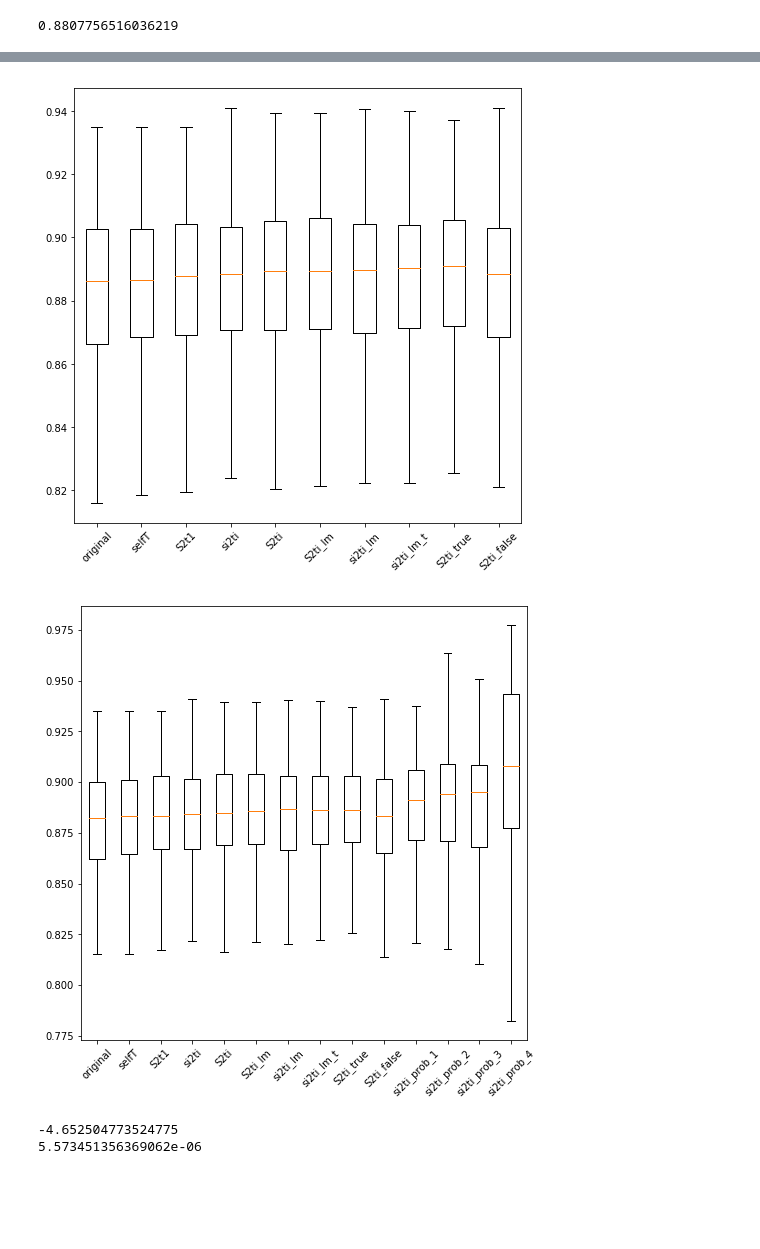
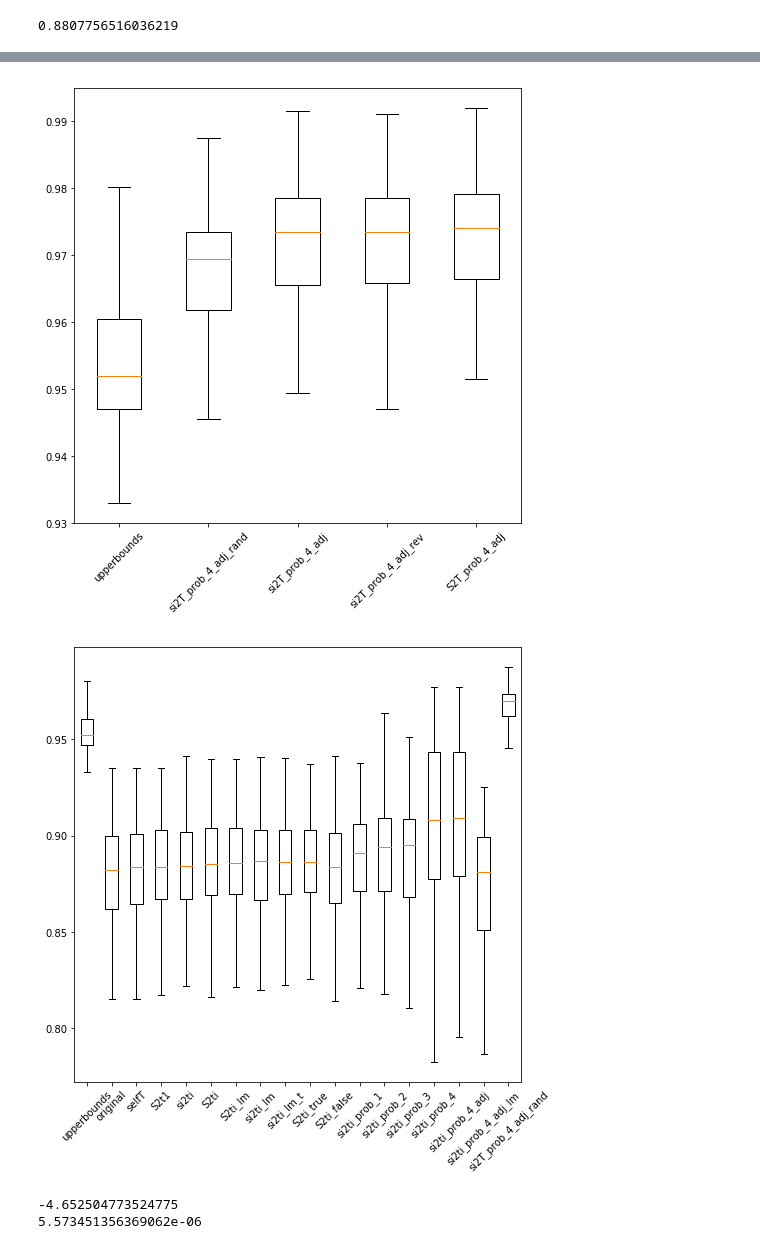
Before and after one commit to zycalice/domain-adaptation-nlp, a Jupyter notebook: notebooks/CIS620_project2_amazon.ipynb, the cells around one changed output, grey strips where cells are left out. Saved outputs shown, nothing was run; the diff lists cells and outputs as text; code cells hidden in the pictures; blank space fills up the shorter version.

Commit message:
fixed sort issues, best model: S2T_prob_4_adj

```diff
--- a/notebooks/CIS620_project2_amazon.ipynb
+++ b/notebooks/CIS620_project2_amazon.ipynb
@@ -1728,3 +2198,6 @@ si2ti_prob_3_5 = all_combination_test(si2ti_prob_3,5, dist_eval = False)
 si2ti_prob_4_5 = all_combination_test(si2ti_prob_4,5, dist_eval = False)
 # %% [output]
 [interactive output not drawn]
+# %%
+%%notify
+upperbounds = all_combination_test(upperbound,5, dist_eval = False)
@@ -1730,0 +2265,3 @@ si2ti_prob_4_5 = all_combination_test(si2ti_prob_4,5, dist_eval = False)
+# %%
+%%notify
+si2T_prob_4_adj_rev_5 = all_combination_test(si2T_prob_4_adj_rev,5, dist_eval = False)
@@ -1733,9 +2310,10 @@ np.mean(si2ti_lastModel_5[2])
 # %% [output]
 0.8807756516036219
 # %%
-si2ti_5_clean = [
-    [si2ti_5[0][i] for i,val in enumerate(all_2000_index) if val],
-    [si2ti_5[1][i] for i,val in enumerate(all_2000_index) if val],
-    [si2ti_5[2][i] for i,val in enumerate(all_2000_index) if val],
-    [si2ti_5[3][i] for i,val in enumerate(all_2000_index) if val],
-]
+def clean_2000(target_data):
+    return [
+        [target_data[0][i] for i,val in enumerate(all_2000_index) if val],
+        [target_data[1][i] for i,val in enumerate(all_2000_index) if val],
+        [target_data[2][i] for i,val in enumerate(all_2000_index) if val],
+#         [target_data[3][i] for i,val in enumerate(all_2000_index) if val],
+    ]
@@ -1743,0 +2324,2 @@ IndexError: list index out of range
+# %%
+si2T_prob_4_adj_rev_5_clean = clean_2000(si2T_prob_4_adj_rev_5)
@@ -1744,35 +2353,53 @@ IndexError: list index out of range
 # %%
 plt.figure(figsize = [8,8])
-plt.boxplot([si2ti_5_clean[1],selfT_clean[2],S2t1_5_clean[2],si2ti_5_clean[2],S2ti_5_clean[2],
-             S2ti_lastModel_5_clean[2],si2ti_lastModel_5_clean[2], si2ti_lastModel_true_5_clean[2],
-             S2ti_true_5_clean[2],S2ti_false_5_clean[2]
+plt.boxplot([upperbounds[2],
+#              selfT_clean[2],S2t1_5_clean[2],si2ti_5_clean[2],S2ti_5_clean[2],
+#              S2ti_lastModel_5_clean[2],si2ti_lastModel_5_clean[2], si2ti_lastModel_true_5_clean[2],
+#              S2ti_true_5_clean[2],S2ti_false_5_clean[2],
+#              si2ti_prob_5_clean[2],si2ti_prob_2_5_clean[2],si2ti_prob_3_5_clean[2],si2ti_prob_4_5_clean[2],
+#              si2ti_prob_4_adj_5_clean[2],si2ti_prob_4_adj_lm_5_clean[2],
+             si2T_prob_4_adj_rand_5_clean[2],si2T_prob_4_adj_5_clean[2],
+             si2T_prob_4_adj_rev_5_clean[2],
+             S2T_prob_4_adj_5_clean[2],
             ],
-            labels = ['original','selfT','S2t1','si2ti','S2ti',
-                      'S2ti_lm','si2ti_lm','si2ti_lm_t',
-                      'S2ti_true','S2ti_false'
+            labels = ['upperbounds',
+#                       'selfT','S2t1','si2ti','S2ti',
+#                       'S2ti_lm','si2ti_lm','si2ti_lm_t',
+#                       'S2ti_true','S2ti_false',
+#                       'si2ti_prob_1','si2ti_prob_2','si2ti_prob_3','si2ti_prob_4',
+#                       'si2ti_prob_4_adj','si2ti_prob_4_adj_lm',
+                      'si2T_prob_4_adj_rand','si2T_prob_4_adj',
+                      'si2T_prob_4_adj_rev',
+                      'S2T_prob_4_adj',
                      ],
             showfliers=False)
 plt.xticks(rotation=45)
 plt.show()
 # %% [output]
-[figure, old version]
+[figure, new version]
 # %%
 plt.figure(figsize = [8,8])
-plt.boxplot([si2ti_5[1],selfT[2],S2t1_5[2],si2ti_5[2],S2ti_5[2],
+plt.boxplot([upperbounds[2],
+             si2ti_5[1],selfT[2],S2t1_5[2],si2ti_5[2],S2ti_5[2],
              S2ti_lastModel_5[2],si2ti_lastModel_5[2], si2ti_lastModel_true_5[2],
              S2ti_true_5[2],S2ti_false_5[2],
-             si2ti_prob_5[2],si2ti_prob_2_5[2],si2ti_prob_3_5[2],si2ti_prob_4_5[2]
+             si2ti_prob_5[2],si2ti_prob_2_5[2],si2ti_prob_3_5[2],si2ti_prob_4_5[2],
+             si2ti_prob_4_adj_5[2],si2ti_prob_4_adj_lm_5[2],
+             si2T_prob_4_adj_rand_5[2]
             ],
-            labels = ['original','selfT','S2t1','si2ti','S2ti',
+            labels = ['upperbounds',
+                      'original','selfT','S2t1','si2ti','S2ti',
                       'S2ti_lm','si2ti_lm','si2ti_lm_t',
                       'S2ti_true','S2ti_false',
-                      'si2ti_prob_1','si2ti_prob_2','si2ti_prob_3','si2ti_prob_4'
+                      'si2ti_prob_1','si2ti_prob_2','si2ti_prob_3','si2ti_prob_4',
+                      'si2ti_prob_4_adj','si2ti_prob_4_adj_lm',
+                      'si2T_prob_4_adj_rand'
                      ],
             showfliers=False)
 plt.xticks(rotation=45)
 plt.show()
 # %% [output]
-[figure, old version]
+[figure, new version]
 # %%
 t,p = ttest_ind(si2ti_5[1], si2ti_prob_4_5[2], equal_var=False)
 print(t)
```
Also changed, not shown: parts of 22 cells of this notebook.
